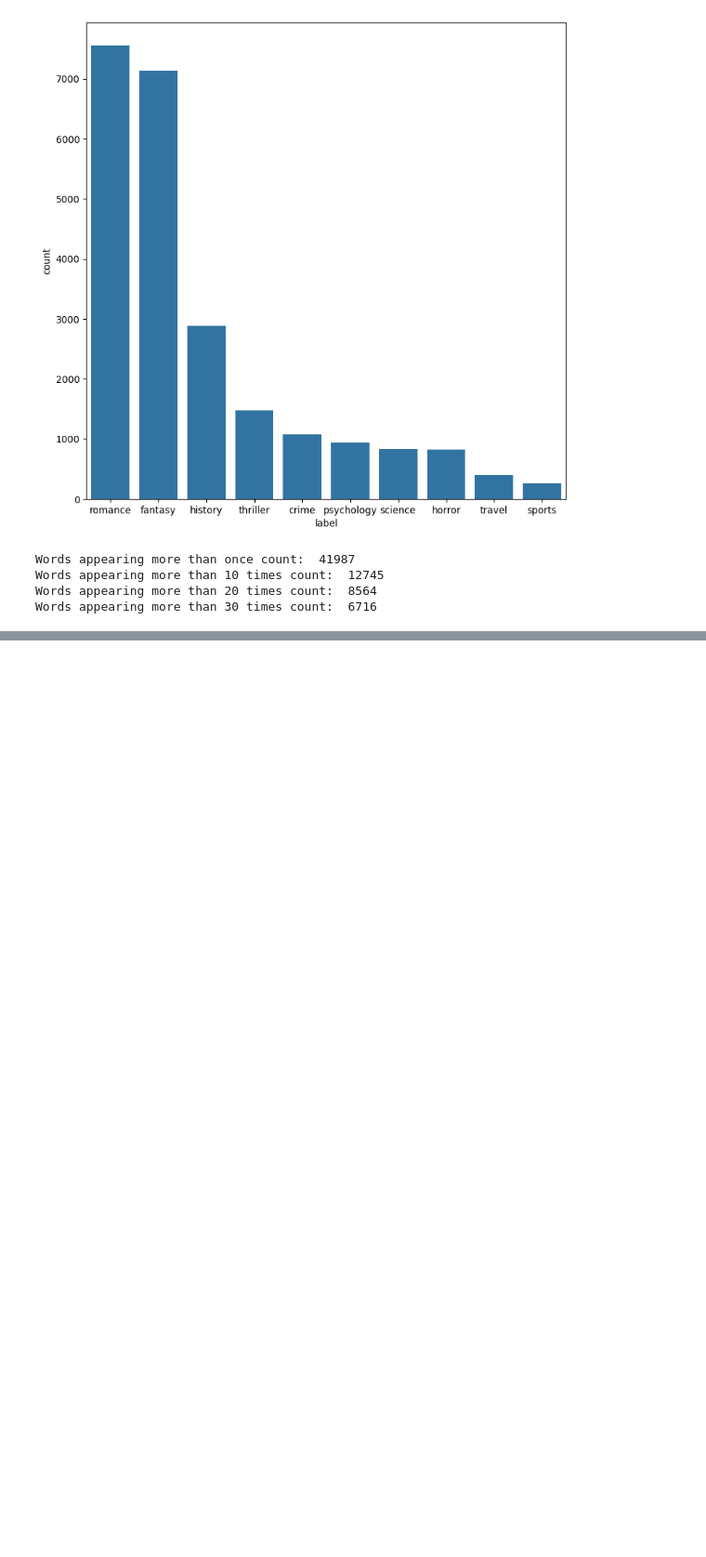
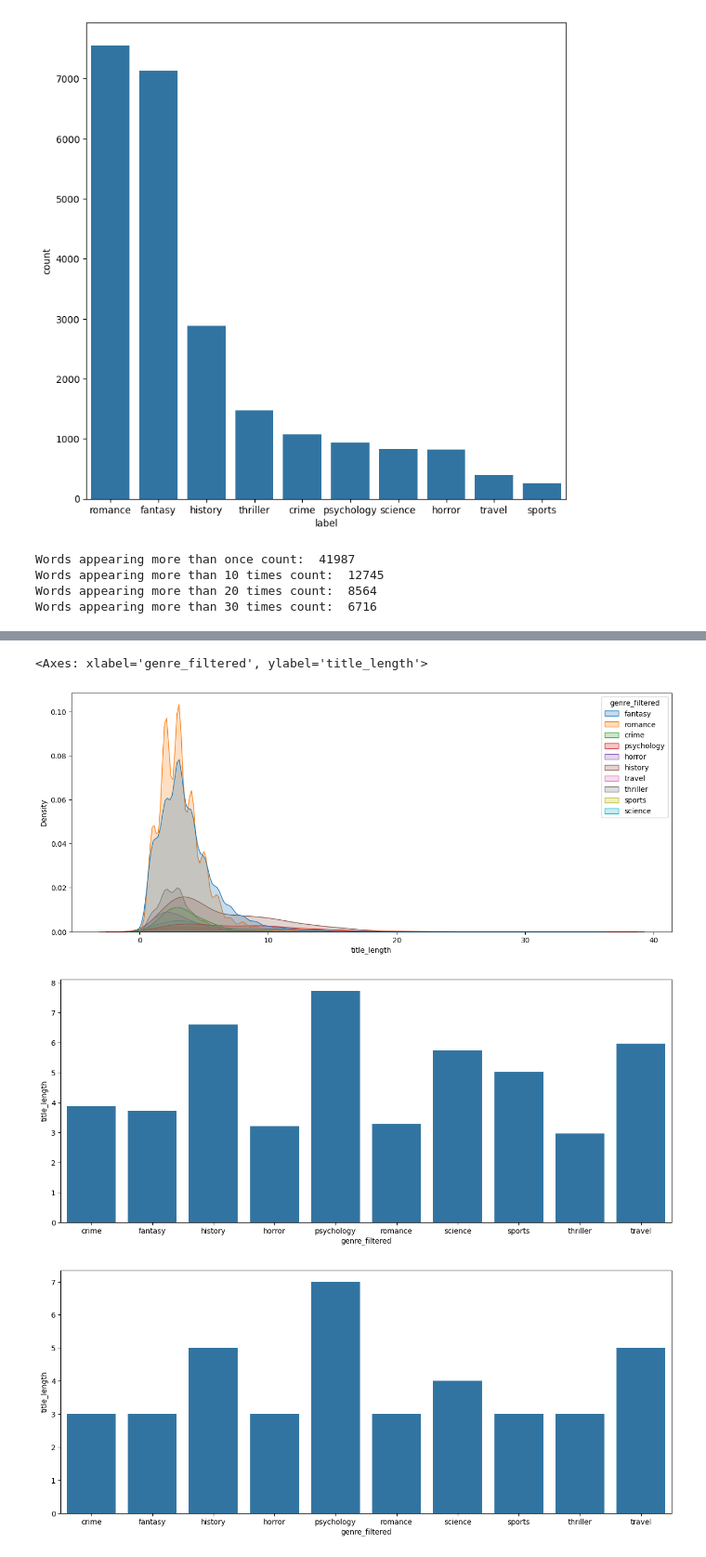
Before and after one commit to Aleksander-Wieczorek/Genre-Classificator, a Jupyter notebook: data_&_analysis/data_analysis.ipynb, the cells around one changed output, grey strips where cells are left out. Shown at 93% size. Cells and saved outputs as stored; diff of their text form; code cells hidden in the pictures; blank space fills up the shorter version.

Commit message:
Extended data analysis

```diff
--- a/data_&_analysis/data_analysis.ipynb
+++ b/data_&_analysis/data_analysis.ipynb
@@ -74 +74,26 @@ science
 ... (8 outputs left out)
+# %%
+# Distribution of title length across genres & their average and median of title length
+
+original_data = pd.read_csv("cleaned.csv")
+
+original_data['title_length'] = original_data['title'].apply(lambda x: len(x.split()))
+
+original_data.head()
+
+plt.figure(figsize=(15,6))
+sns.kdeplot(x=original_data['title_length'], hue = original_data['genre_filtered'], fill=True)
+
+avg_title_length = original_data.groupby('genre_filtered')['title_length'].mean()
+
+plt.figure(figsize=(15,6))
+sns.barplot(data=avg_title_length)
+median_title_length = original_data.groupby('genre_filtered')['title_length'].median()
+
+plt.figure(figsize=(15,6))
+sns.barplot(data=median_title_length)
+# %% [output]
+<Axes: xlabel='genre_filtered', ylabel='title_length'>
+[figure, added]
+[figure, added]
+[figure, added]
```
Also changed, not shown: parts of 4 cells of this notebook.
